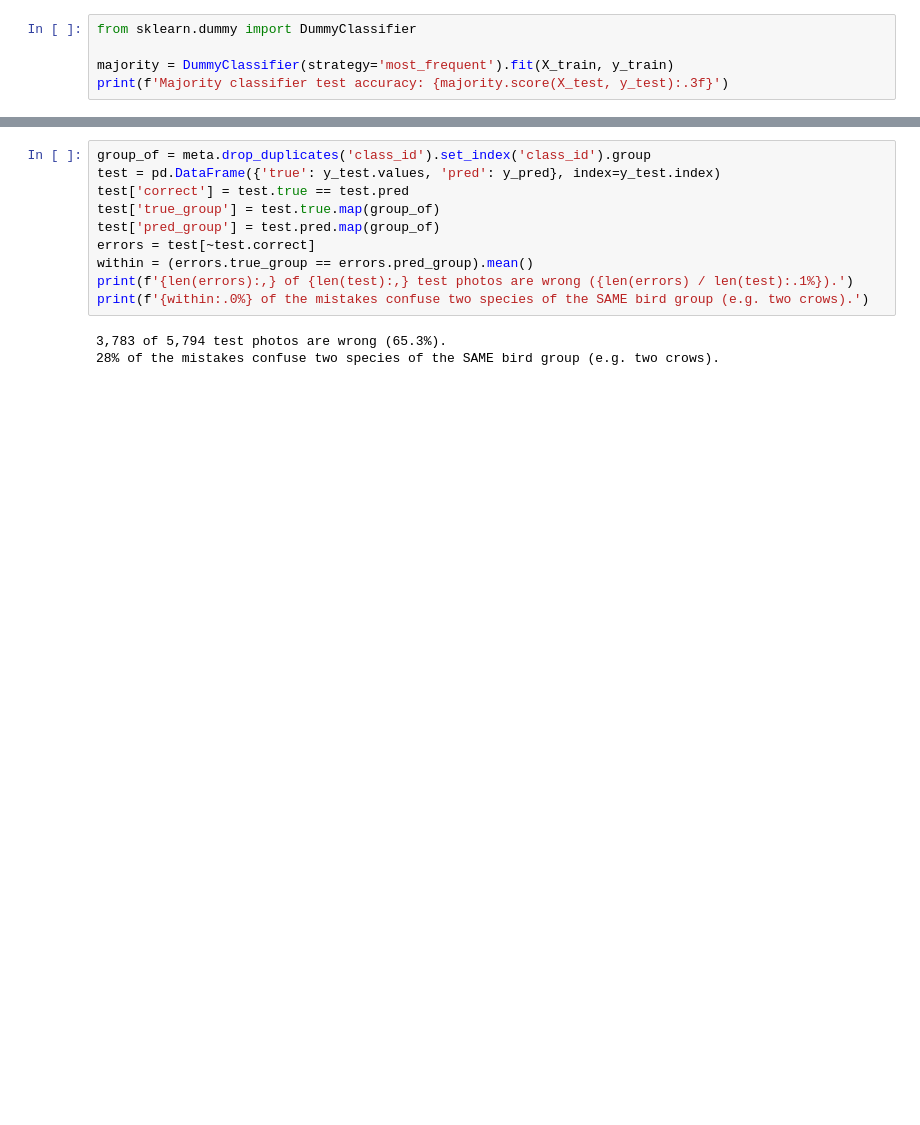
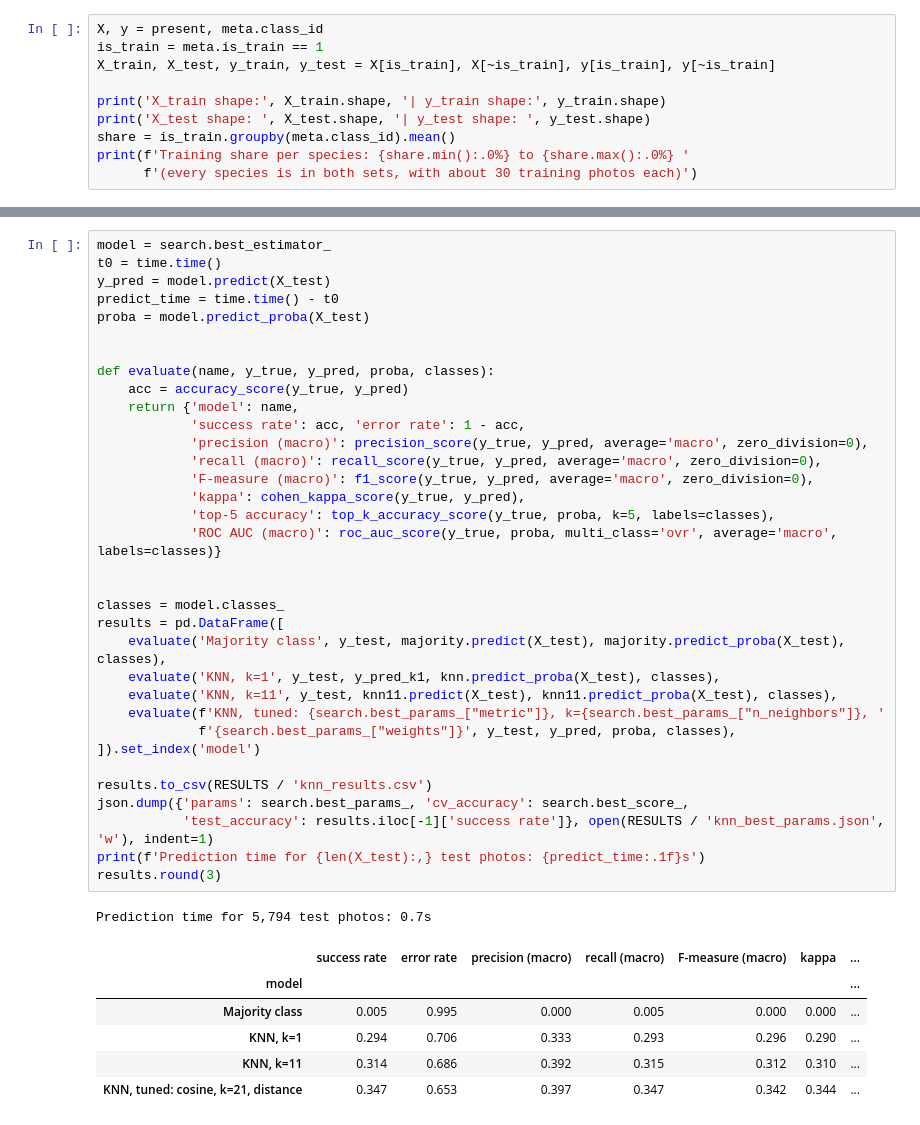
Before and after one commit to Flamingsides/f20dl-coursework-1, a Jupyter notebook: notebooks/knn.ipynb, the cells around one changed output, grey strips where cells are left out. Cells and saved outputs as stored; diff of their text form; blank space fills up the shorter version.

```diff
--- a/notebooks/knn.ipynb
+++ b/notebooks/knn.ipynb
@@ -222,6 +188,11 @@ Then the same steps as the Iris lab: build, fit, predict, score.
 # %%
-from sklearn.dummy import DummyClassifier
+X, y = present, meta.class_id
+is_train = meta.is_train == 1
+X_train, X_test, y_train, y_test = X[is_train], X[~is_train], y[is_train], y[~is_train]
 
-majority = DummyClassifier(strategy='most_frequent').fit(X_train, y_train)
-print(f'Majority classifier test accuracy: {majority.score(X_test, y_test):.3f}')
+print('X_train shape:', X_train.shape, '| y_train shape:', y_train.shape)
+print('X_test shape: ', X_test.shape, '| y_test shape: ', y_test.shape)
+share = is_train.groupby(meta.class_id).mean()
+print(f'Training share per species: {share.min():.0%} to {share.max():.0%} '
+      f'(every species is in both sets, with about 30 training photos each)')
 # %% [output]
@@ -382,14 +329,43 @@ Where does the tuned KNN go wrong, and why?
 # %%
-group_of = meta.drop_duplicates('class_id').set_index('class_id').group
-test = pd.DataFrame({'true': y_test.values, 'pred': y_pred}, index=y_test.index)
-test['correct'] = test.true == test.pred
-test['true_group'] = test.true.map(group_of)
-test['pred_group'] = test.pred.map(group_of)
-errors = test[~test.correct]
-within = (errors.true_group == errors.pred_group).mean()
-print(f'{len(errors):,} of {len(test):,} test photos are wrong ({len(errors) / len(test):.1%}).')
-print(f'{within:.0%} of the mistakes confuse two species of the SAME bird group (e.g. two crows).')
+model = search.best_estimator_
+t0 = time.time()
+y_pred = model.predict(X_test)
+predict_time = time.time() - t0
+proba = model.predict_proba(X_test)
+
+
+def evaluate(name, y_true, y_pred, proba, classes):
+    acc = accuracy_score(y_true, y_pred)
+    return {'model': name,
+            'success rate': acc, 'error rate': 1 - acc,
+            'precision (macro)': precision_score(y_true, y_pred, average='macro', zero_division=0),
+            'recall (macro)': recall_score(y_true, y_pred, average='macro', zero_division=0),
+            'F-measure (macro)': f1_score(y_true, y_pred, average='macro', zero_division=0),
+            'kappa': cohen_kappa_score(y_true, y_pred),
+            'top-5 accuracy': top_k_accuracy_score(y_true, proba, k=5, labels=classes),
+            'ROC AUC (macro)': roc_auc_score(y_true, proba, multi_class='ovr', average='macro', labels=classes)}
+
+
+classes = model.classes_
+results = pd.DataFrame([
+    evaluate('Majority class', y_test, majority.predict(X_test), majority.predict_proba(X_test), classes),
+    evaluate('KNN, k=1', y_test, y_pred_k1, knn.predict_proba(X_test), classes),
+    evaluate('KNN, k=11', y_test, knn11.predict(X_test), knn11.predict_proba(X_test), classes),
+    evaluate(f'KNN, tuned: {search.best_params_["metric"]}, k={search.best_params_["n_neighbors"]}, '
+             f'{search.best_params_["weights"]}', y_test, y_pred, proba, classes),
+]).set_index('model')
+
+results.to_csv(RESULTS / 'knn_results.csv')
+json.dump({'params': search.best_params_, 'cv_accuracy': search.best_score_,
+           'test_accuracy': results.iloc[-1]['success rate']}, open(RESULTS / 'knn_best_params.json', 'w'), indent=1)
+print(f'Prediction time for {len(X_test):,} test photos: {predict_time:.1f}s')
+results.round(3)
 # %% [output]
-3,783 of 5,794 test photos are wrong (65.3%).
-28% of the mistakes confuse two species of the SAME bird group (e.g. two crows).
+Prediction time for 5,794 test photos: 0.7s
+|  | success rate | error rate | precision (macro) | recall (macro) | F-measure (macro) | kappa | ... |
+| model |  |  |  |  |  |  | ... |
+| Majority class | 0.005 | 0.995 | 0.000 | 0.005 | 0.000 | 0.000 | ... |
+| KNN, k=1 | 0.294 | 0.706 | 0.333 | 0.293 | 0.296 | 0.290 | ... |
+| KNN, k=11 | 0.314 | 0.686 | 0.392 | 0.315 | 0.312 | 0.310 | ... |
+| KNN, tuned: cosine, k=21, distance | 0.347 | 0.653 | 0.397 | 0.347 | 0.342 | 0.344 | ... |
 # %% [markdown]
```
Also changed, not shown: parts of 62 cells of this notebook, 3 other files.
